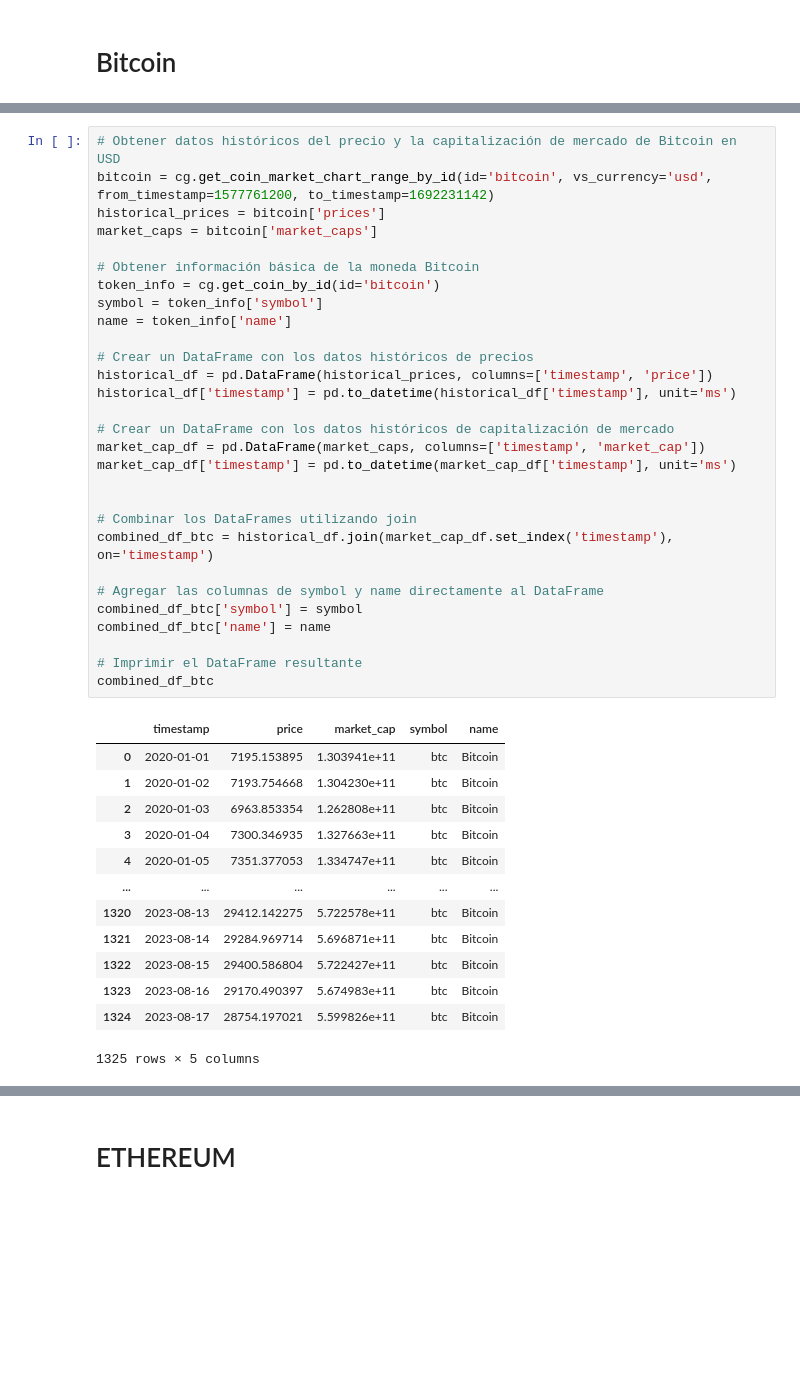
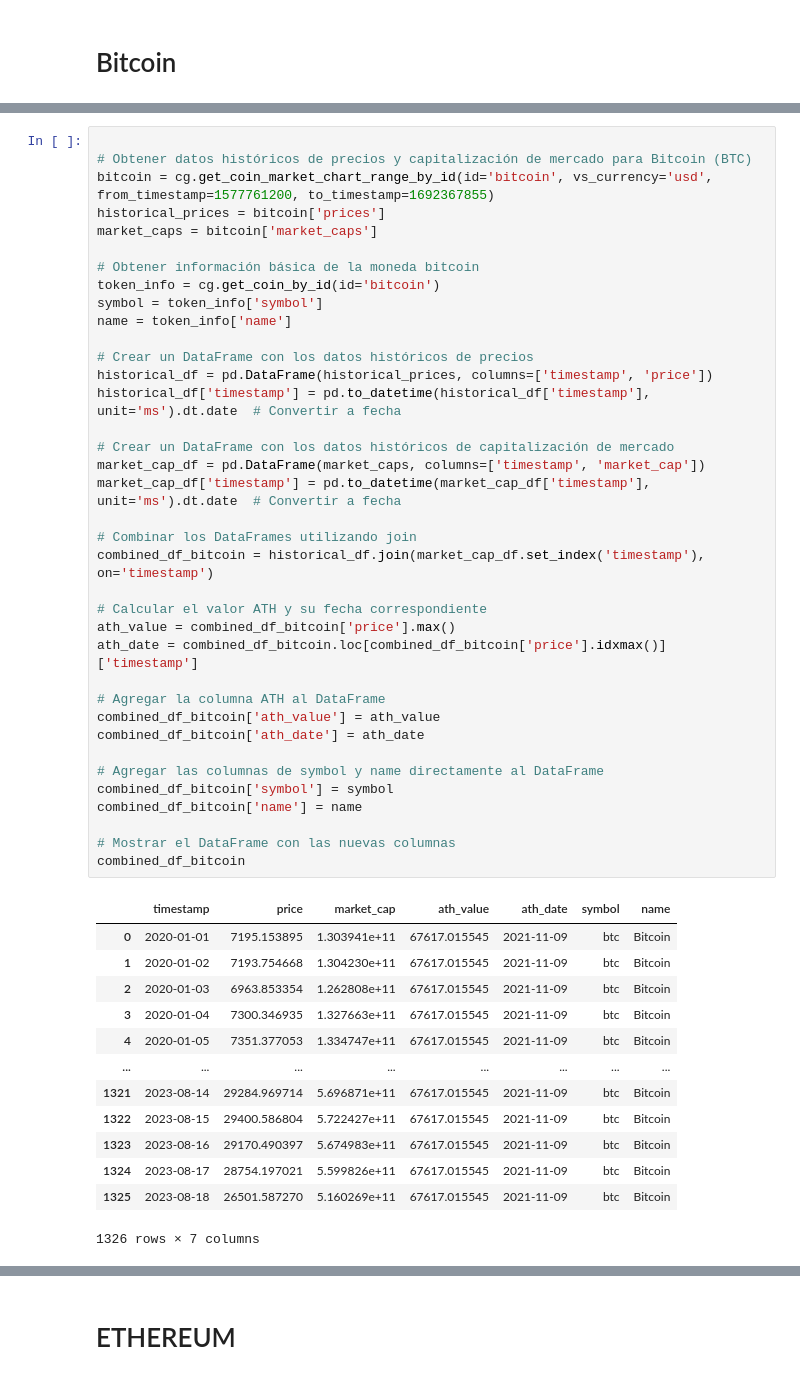
Before and after one commit to Bzetatuc/PI_2_Henry, a Jupyter notebook: DATA ETL/data.ipynb, the cells around one changed output, grey strips where cells are left out. Cells and saved outputs as stored; diff of their text form; blank space fills up the shorter version.

```diff
--- a/data/data.ipynb
+++ b/DATA ETL/data.ipynb
@@ -465,43 +428,51 @@ combined_df_btc
 # %%
-# Obtener datos históricos del precio y la capitalización de mercado de Bitcoin en USD
-bitcoin = cg.get_coin_market_chart_range_by_id(id='bitcoin', vs_currency='usd', from_timestamp=1577761200, to_timestamp=1692231142)
+
+# Obtener datos históricos de precios y capitalización de mercado para Bitcoin (BTC)
+bitcoin = cg.get_coin_market_chart_range_by_id(id='bitcoin', vs_currency='usd', from_timestamp=1577761200, to_timestamp=1692367855)
 historical_prices = bitcoin['prices']
 market_caps = bitcoin['market_caps']
 
-# Obtener información básica de la moneda Bitcoin
+# Obtener información básica de la moneda bitcoin
 token_info = cg.get_coin_by_id(id='bitcoin')
 symbol = token_info['symbol']
 name = token_info['name']
 
 # Crear un DataFrame con los datos históricos de precios
 historical_df = pd.DataFrame(historical_prices, columns=['timestamp', 'price'])
-historical_df['timestamp'] = pd.to_datetime(historical_df['timestamp'], unit='ms')
+historical_df['timestamp'] = pd.to_datetime(historical_df['timestamp'], unit='ms').dt.date  # Convertir a fecha
 
 # Crear un DataFrame con los datos históricos de capitalización de mercado
 market_cap_df = pd.DataFrame(market_caps, columns=['timestamp', 'market_cap'])
-market_cap_df['timestamp'] = pd.to_datetime(market_cap_df['timestamp'], unit='ms')
-
+market_cap_df['timestamp'] = pd.to_datetime(market_cap_df['timestamp'], unit='ms').dt.date  # Convertir a fecha
 
 # Combinar los DataFrames utilizando join
-combined_df_btc = historical_df.join(market_cap_df.set_index('timestamp'), on='timestamp')
+combined_df_bitcoin = historical_df.join(market_cap_df.set_index('timestamp'), on='timestamp')
+
+# Calcular el valor ATH y su fecha correspondiente
+ath_value = combined_df_bitcoin['price'].max()
+ath_date = combined_df_bitcoin.loc[combined_df_bitcoin['price'].idxmax()]['timestamp']
+
+# Agregar la columna ATH al DataFrame
+combined_df_bitcoin['ath_value'] = ath_value
+combined_df_bitcoin['ath_date'] = ath_date
 
 # Agregar las columnas de symbol y name directamente al DataFrame
-combined_df_btc['symbol'] = symbol
-combined_df_btc['name'] = name
+combined_df_bitcoin['symbol'] = symbol
+combined_df_bitcoin['name'] = name
 
-# Imprimir el DataFrame resultante
-combined_df_btc
+# Mostrar el DataFrame con las nuevas columnas
+combined_df_bitcoin
 # %% [output]
-|  | timestamp | price | market_cap | symbol | name |
-| 0 | 2020-01-01 | 7195.153895 | 1.303941e+11 | btc | Bitcoin |
-| 1 | 2020-01-02 | 7193.754668 | 1.304230e+11 | btc | Bitcoin |
-| 2 | 2020-01-03 | 6963.853354 | 1.262808e+11 | btc | Bitcoin |
-| 3 | 2020-01-04 | 7300.346935 | 1.327663e+11 | btc | Bitcoin |
-| 4 | 2020-01-05 | 7351.377053 | 1.334747e+11 | btc | Bitcoin |
-| ... | ... | ... | ... | ... | ... |
-| 1320 | 2023-08-13 | 29412.142275 | 5.722578e+11 | btc | Bitcoin |
-| 1321 | 2023-08-14 | 29284.969714 | 5.696871e+11 | btc | Bitcoin |
-| 1322 | 2023-08-15 | 29400.586804 | 5.722427e+11 | btc | Bitcoin |
-| 1323 | 2023-08-16 | 29170.490397 | 5.674983e+11 | btc | Bitcoin |
-| 1324 | 2023-08-17 | 28754.197021 | 5.599826e+11 | btc | Bitcoin |
+|  | timestamp | price | market_cap | ath_value | ath_date | symbol | name |
+| 0 | 2020-01-01 | 7195.153895 | 1.303941e+11 | 67617.015545 | 2021-11-09 | btc | Bitcoin |
+| 1 | 2020-01-02 | 7193.754668 | 1.304230e+11 | 67617.015545 | 2021-11-09 | btc | Bitcoin |
+| 2 | 2020-01-03 | 6963.853354 | 1.262808e+11 | 67617.015545 | 2021-11-09 | btc | Bitcoin |
+| 3 | 2020-01-04 | 7300.346935 | 1.327663e+11 | 67617.015545 | 2021-11-09 | btc | Bitcoin |
+| 4 | 2020-01-05 | 7351.377053 | 1.334747e+11 | 67617.015545 | 2021-11-09 | btc | Bitcoin |
+| ... | ... | ... | ... | ... | ... | ... | ... |
+| 1321 | 2023-08-14 | 29284.969714 | 5.696871e+11 | 67617.015545 | 2021-11-09 | btc | Bitcoin |
+| 1322 | 2023-08-15 | 29400.586804 | 5.722427e+11 | 67617.015545 | 2021-11-09 | btc | Bitcoin |
+| 1323 | 2023-08-16 | 29170.490397 | 5.674983e+11 | 67617.015545 | 2021-11-09 | btc | Bitcoin |
+| 1324 | 2023-08-17 | 28754.197021 | 5.599826e+11 | 67617.015545 | 2021-11-09 | btc | Bitcoin |
+| 1325 | 2023-08-18 | 26501.587270 | 5.160269e+11 | 67617.015545 | 2021-11-09 | btc | Bitcoin |
-1325 rows × 5 columns
+1326 rows × 7 columns
```
Also changed, not shown: parts of 43 cells of this notebook, 43 other files.
